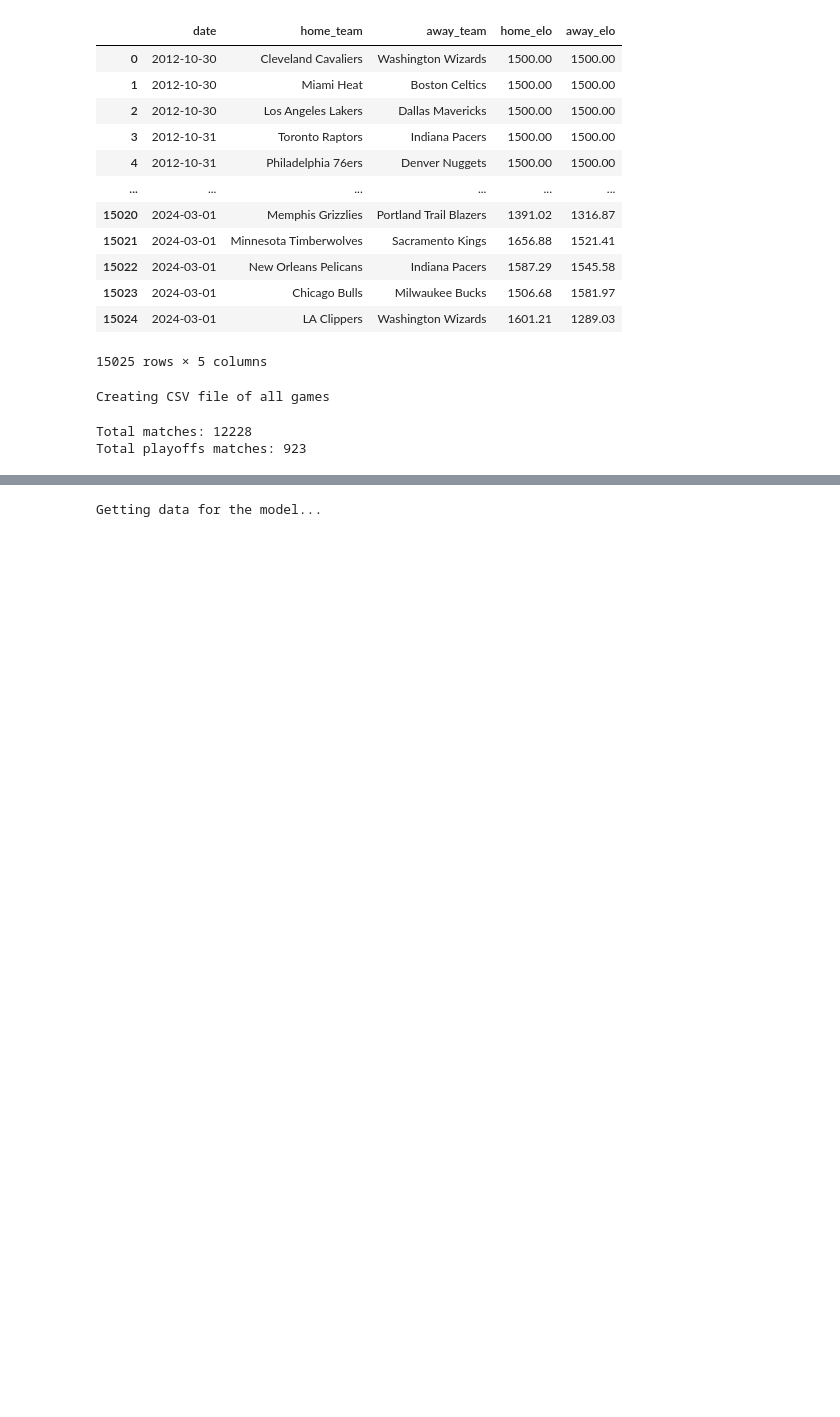
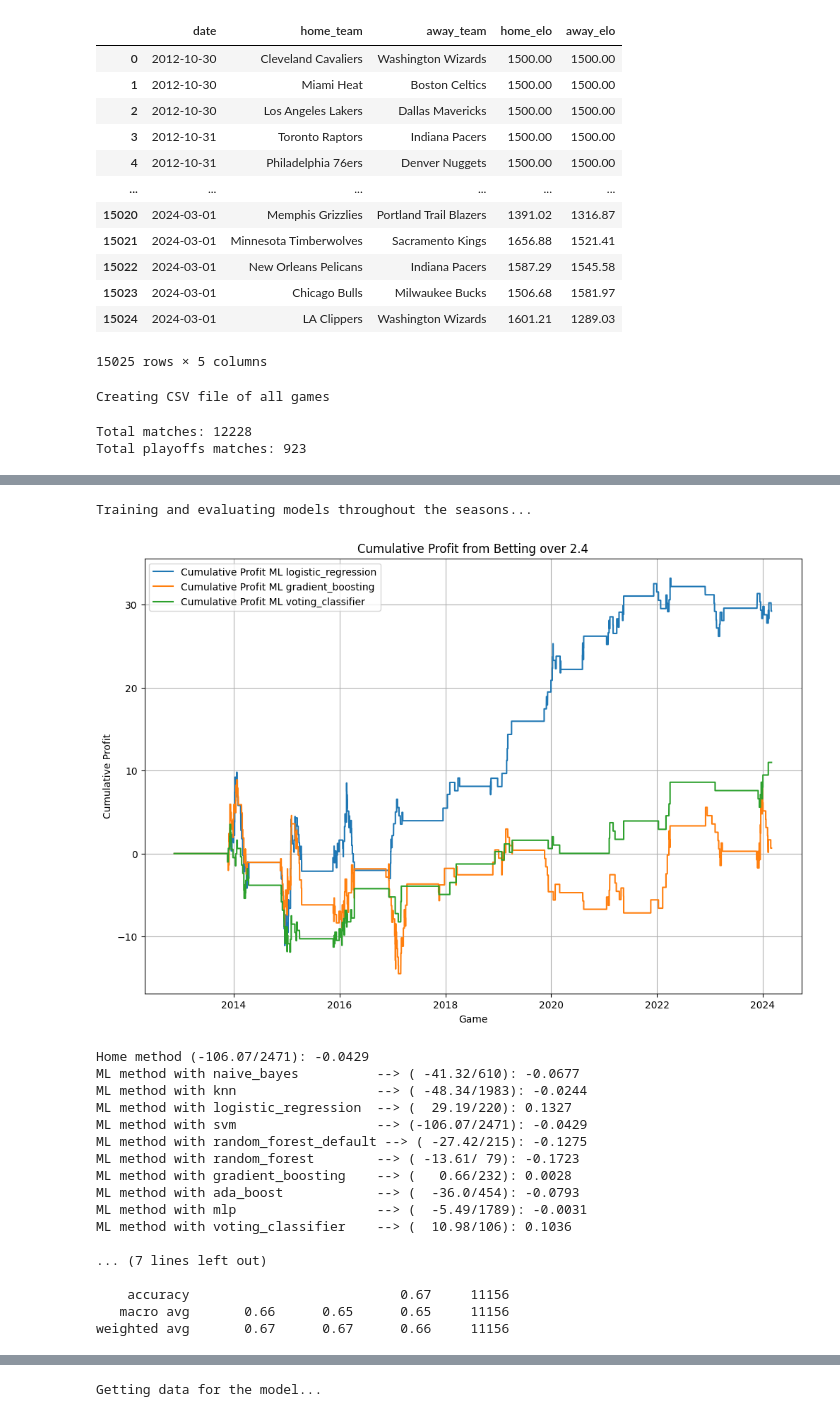
Before and after one commit to caiomelo22/nba-predictor, a Jupyter notebook: src/simulator.ipynb, the cells around one changed output, grey strips where cells are left out. Drawn from its saved outputs; the diff is of its cells as text; code cells hidden in the pictures; blank space fills up the shorter version.

Commit message:
New simulation functions

```diff
--- a/src/simulator.ipynb
+++ b/src/simulator.ipynb
@@ -182,0 +206,41 @@ plt.show()
+# %%
+last_season = season_games.iloc[-1]["season"]
+
+# Train and evaluate model
+print("Training and evaluating models throughout the seasons...")
+for season in tqdm(range(start_season + 1, last_season + 1)):
+    season_games, trained_models = pf.simulate(
+        stats_df,
+        start_season,
+        season,
+        features,
+        betting_starts_after_n_games,
+        strategy,
+        verbose=1,
+        random_state=0,
+        preprocess=preprocess,
+        voting_classifier_models=selected_models
+    )
+# %% [output]
+Training and evaluating models throughout the seasons...
+# %%
+best_model_name = pf.get_simulation_results(season_games, start_season, min_odds, plot_threshold, random_state, bankroll, strategy, default_value, default_bankroll_pct)
+# %% [output]
+[figure, added]
+Home method (-106.07/2471): -0.0429
+ML method with naive_bayes          --> ( -41.32/610): -0.0677
+ML method with knn                  --> ( -48.34/1983): -0.0244
+ML method with logistic_regression  --> (  29.19/220): 0.1327
+ML method with svm                  --> (-106.07/2471): -0.0429
+ML method with random_forest_default --> ( -27.42/215): -0.1275
+ML method with random_forest        --> ( -13.61/ 79): -0.1723
+ML method with gradient_boosting    --> (   0.66/232): 0.0028
+ML method with ada_boost            --> (  -36.0/454): -0.0793
+ML method with mlp                  --> (  -5.49/1789): -0.0031
+ML method with voting_classifier    --> (  10.98/106): 0.1036
+
+... (7 lines left out)
+
+    accuracy                           0.67     11156
+   macro avg       0.66      0.65      0.65     11156
+weighted avg       0.67      0.67      0.66     11156
```
Also changed, not shown: parts of 6 cells of this notebook, 1 other file.
